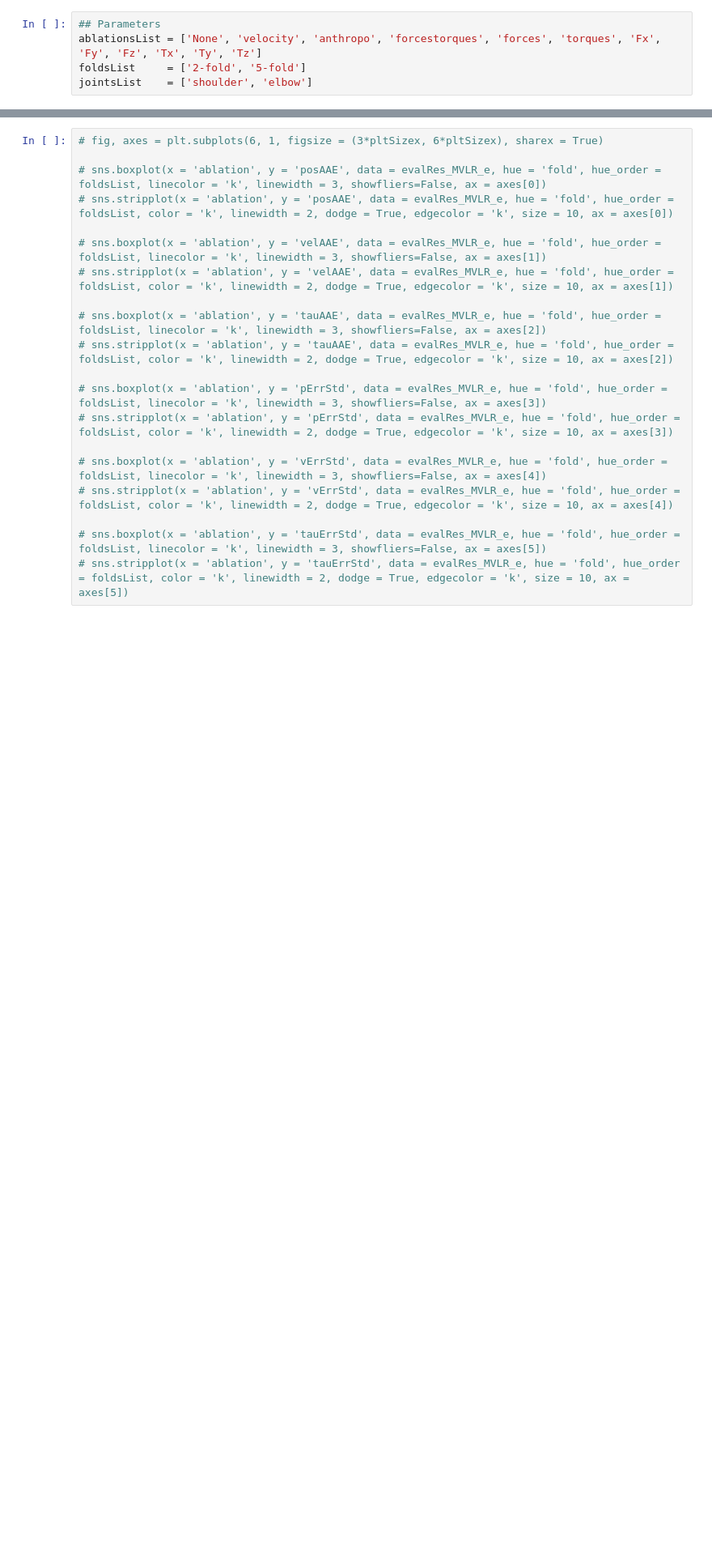
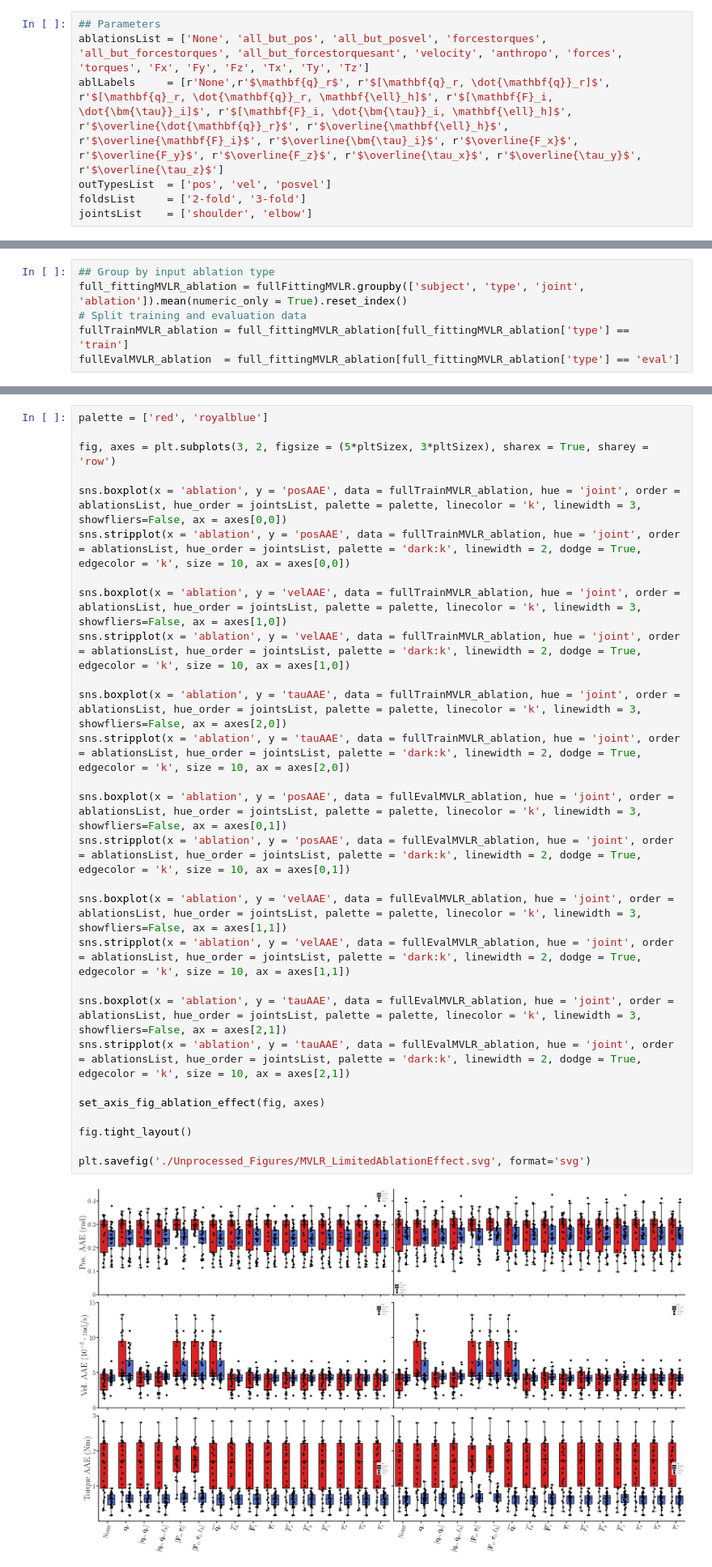
Before and after one commit to Verdel469/JointMisalignmentLearning, a Jupyter notebook: Analysis_MVLR.ipynb, the cells around one changed output, grey strips where cells are left out. Shown at 81% size. Saved outputs shown, nothing was run; the diff lists cells and outputs as text; blank space fills up the shorter version.

```diff
--- a/Analysis_MVLR.ipynb
+++ b/Analysis_MVLR.ipynb
@@ -22,8 +23,10 @@ yLabelFont = 50
 set_latex_font()
 # %%
 ## Parameters
-ablationsList = ['None', 'velocity', 'anthropo', 'forcestorques', 'forces', 'torques', 'Fx', 'Fy', 'Fz', 'Tx', 'Ty', 'Tz']
-foldsList     = ['2-fold', '5-fold']
+ablationsList = ['None', 'all_but_pos', 'all_but_posvel', 'forcestorques', 'all_but_forcestorques', 'all_but_forcestorquesant', 'velocity', 'anthropo', 'forces', 'torques', 'Fx', 'Fy', 'Fz', 'Tx', 'Ty', 'Tz']
+ablLabels     = [r'None',r'$\mathbf{q}_r$', r'$[\mathbf{q}_r, \dot{\mathbf{q}}_r]$', r'$[\mathbf{q}_r, \dot{\mathbf{q}}_r, \mathbf{\ell}_h]$', r'$[\mathbf{F}_i, \dot{\bm{\tau}}_i]$', r'$[\mathbf{F}_i, \dot{\bm{\tau}}_i, \mathbf{\ell}_h]$', r'$\overline{\dot{\mathbf{q}}_r}$', r'$\overline{\mathbf{\ell}_h}$', r'$\overline{\mathbf{F}_i}$', r'$\overline{\bm{\tau}_i}$', r'$\overline{F_x}$', r'$\overline{F_y}$', r'$\overline{F_z}$', r'$\overline{\tau_x}$', r'$\overline{\tau_y}$', r'$\overline{\tau_z}$']
+outTypesList  = ['pos', 'vel', 'posvel']
+foldsList     = ['2-fold', '3-fold']
 jointsList    = ['shoulder', 'elbow']
 # %%
 ## Import all fitting results
@@ -57,0 +205,6 @@ evalRes_MVLR_e = evalRes_MVLR[evalRes_MVLR['joint'] == 'elbow']
+# %%
+## Group by input ablation type
+full_fittingMVLR_ablation = fullFittingMVLR.groupby(['subject', 'type', 'joint', 'ablation']).mean(numeric_only = True).reset_index()
+# Split training and evaluation data
+fullTrainMVLR_ablation = full_fittingMVLR_ablation[full_fittingMVLR_ablation['type'] == 'train']
+fullEvalMVLR_ablation  = full_fittingMVLR_ablation[full_fittingMVLR_ablation['type'] == 'eval']
@@ -58,20 +247,30 @@ evalRes_MVLR_e = evalRes_MVLR[evalRes_MVLR['joint'] == 'elbow']
 # %%
-# fig, axes = plt.subplots(6, 1, figsize = (3*pltSizex, 6*pltSizex), sharex = True)
+palette = ['red', 'royalblue']
 
-# sns.boxplot(x = 'ablation', y = 'posAAE', data = evalRes_MVLR_e, hue = 'fold', hue_order = foldsList, linecolor = 'k', linewidth = 3, showfliers=False, ax = axes[0])
-# sns.stripplot(x = 'ablation', y = 'posAAE', data = evalRes_MVLR_e, hue = 'fold', hue_order = foldsList, color = 'k', linewidth = 2, dodge = True, edgecolor = 'k', size = 10, ax = axes[0])
+fig, axes = plt.subplots(3, 2, figsize = (5*pltSizex, 3*pltSizex), sharex = True, sharey = 'row')
 
-# sns.boxplot(x = 'ablation', y = 'velAAE', data = evalRes_MVLR_e, hue = 'fold', hue_order = foldsList, linecolor = 'k', linewidth = 3, showfliers=False, ax = axes[1])
-# sns.stripplot(x = 'ablation', y = 'velAAE', data = evalRes_MVLR_e, hue = 'fold', hue_order = foldsList, color = 'k', linewidth = 2, dodge = True, edgecolor = 'k', size = 10, ax = axes[1])
+sns.boxplot(x = 'ablation', y = 'posAAE', data = fullTrainMVLR_ablation, hue = 'joint', order = ablationsList, hue_order = jointsList, palette = palette, linecolor = 'k', linewidth = 3, showfliers=False, ax = axes[0,0])
+sns.stripplot(x = 'ablation', y = 'posAAE', data = fullTrainMVLR_ablation, hue = 'joint', order = ablationsList, hue_order = jointsList, palette = 'dark:k', linewidth = 2, dodge = True, edgecolor = 'k', size = 10, ax = axes[0,0])
 
-# sns.boxplot(x = 'ablation', y = 'tauAAE', data = evalRes_MVLR_e, hue = 'fold', hue_order = foldsList, linecolor = 'k', linewidth = 3, showfliers=False, ax = axes[2])
-# sns.stripplot(x = 'ablation', y = 'tauAAE', data = evalRes_MVLR_e, hue = 'fold', hue_order = foldsList, color = 'k', linewidth = 2, dodge = True, edgecolor = 'k', size = 10, ax = axes[2])
+sns.boxplot(x = 'ablation', y = 'velAAE', data = fullTrainMVLR_ablation, hue = 'joint', order = ablationsList, hue_order = jointsList, palette = palette, linecolor = 'k', linewidth = 3, showfliers=False, ax = axes[1,0])
+sns.stripplot(x = 'ablation', y = 'velAAE', data = fullTrainMVLR_ablation, hue = 'joint', order = ablationsList, hue_order = jointsList, palette = 'dark:k', linewidth = 2, dodge = True, edgecolor = 'k', size = 10, ax = axes[1,0])
 
-# sns.boxplot(x = 'ablation', y = 'pErrStd', data = evalRes_MVLR_e, hue = 'fold', hue_order = foldsList, linecolor = 'k', linewidth = 3, showfliers=False, ax = axes[3])
-# sns.stripplot(x = 'ablation', y = 'pErrStd', data = evalRes_MVLR_e, hue = 'fold', hue_order = foldsList, color = 'k', linewidth = 2, dodge = True, edgecolor = 'k', size = 10, ax = axes[3])
+sns.boxplot(x = 'ablation', y = 'tauAAE', data = fullTrainMVLR_ablation, hue = 'joint', order = ablationsList, hue_order = jointsList, palette = palette, linecolor = 'k', linewidth = 3, showfliers=False, ax = axes[2,0])
+sns.stripplot(x = 'ablation', y = 'tauAAE', data = fullTrainMVLR_ablation, hue = 'joint', order = ablationsList, hue_order = jointsList, palette = 'dark:k', linewidth = 2, dodge = True, edgecolor = 'k', size = 10, ax = axes[2,0])
 
-# sns.boxplot(x = 'ablation', y = 'vErrStd', data = evalRes_MVLR_e, hue = 'fold', hue_order = foldsList, linecolor = 'k', linewidth = 3, showfliers=False, ax = axes[4])
-# sns.stripplot(x = 'ablation', y = 'vErrStd', data = evalRes_MVLR_e, hue = 'fold', hue_order = foldsList, color = 'k', linewidth = 2, dodge = True, edgecolor = 'k', size = 10, ax = axes[4])
+sns.boxplot(x = 'ablation', y = 'posAAE', data = fullEvalMVLR_ablation, hue = 'joint', order = ablationsList, hue_order = jointsList, palette = palette, linecolor = 'k', linewidth = 3, showfliers=False, ax = axes[0,1])
+sns.stripplot(x = 'ablation', y = 'posAAE', data = fullEvalMVLR_ablation, hue = 'joint', order = ablationsList, hue_order = jointsList, palette = 'dark:k', linewidth = 2, dodge = True, edgecolor = 'k', size = 10, ax = axes[0,1])
 
-# sns.boxplot(x = 'ablation', y = 'tauErrStd', data = evalRes_MVLR_e, hue = 'fold', hue_order = foldsList, linecolor = 'k', linewidth = 3, showfliers=False, ax = axes[5])
-# sns.stripplot(x = 'ablation', y = 'tauErrStd', data = evalRes_MVLR_e, hue = 'fold', hue_order = foldsList, color = 'k', linewidth = 2, dodge = True, edgecolor = 'k', size = 10, ax = axes[5])
+sns.boxplot(x = 'ablation', y = 'velAAE', data = fullEvalMVLR_ablation, hue = 'joint', order = ablationsList, hue_order = jointsList, palette = palette, linecolor = 'k', linewidth = 3, showfliers=False, ax = axes[1,1])
+sns.stripplot(x = 'ablation', y = 'velAAE', data = fullEvalMVLR_ablation, hue = 'joint', order = ablationsList, hue_order = jointsList, palette = 'dark:k', linewidth = 2, dodge = True, edgecolor = 'k', size = 10, ax = axes[1,1])
+
+sns.boxplot(x = 'ablation', y = 'tauAAE', data = fullEvalMVLR_ablation, hue = 'joint', order = ablationsList, hue_order = jointsList, palette = palette, linecolor = 'k', linewidth = 3, showfliers=False, ax = axes[2,1])
+sns.stripplot(x = 'ablation', y = 'tauAAE', data = fullEvalMVLR_ablation, hue = 'joint', order = ablationsList, hue_order = jointsList, palette = 'dark:k', linewidth = 2, dodge = True, edgecolor = 'k', size = 10, ax = axes[2,1])
+
+set_axis_fig_ablation_effect(fig, axes)
+
+fig.tight_layout()
+
+plt.savefig('./Unprocessed_Figures/MVLR_LimitedAblationEffect.svg', format='svg')
+# %% [output]
+[figure, added]
```
Also changed, not shown: parts of 12 cells of this notebook, 6 other files.
